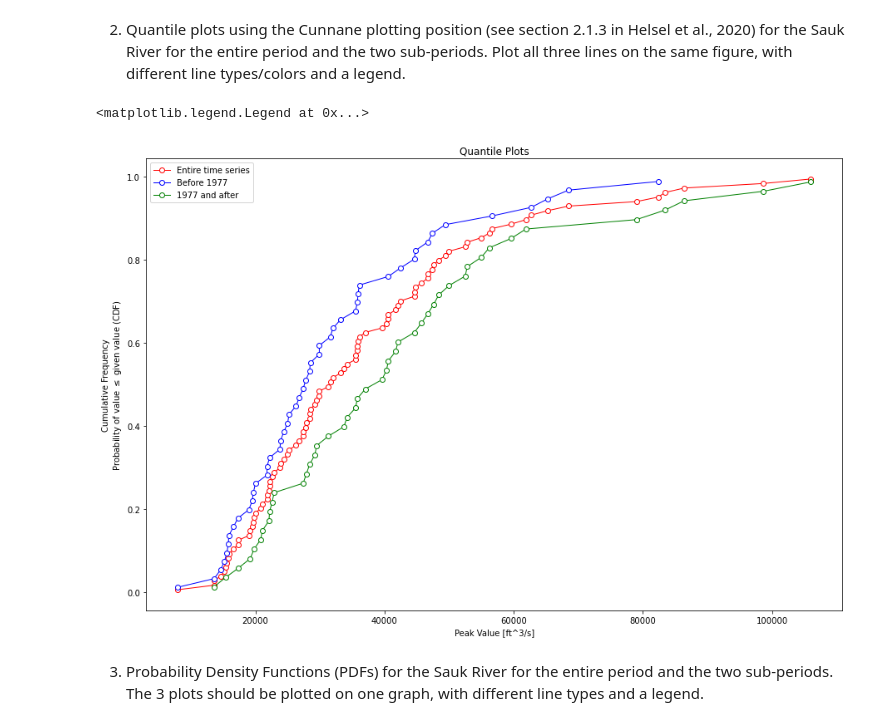
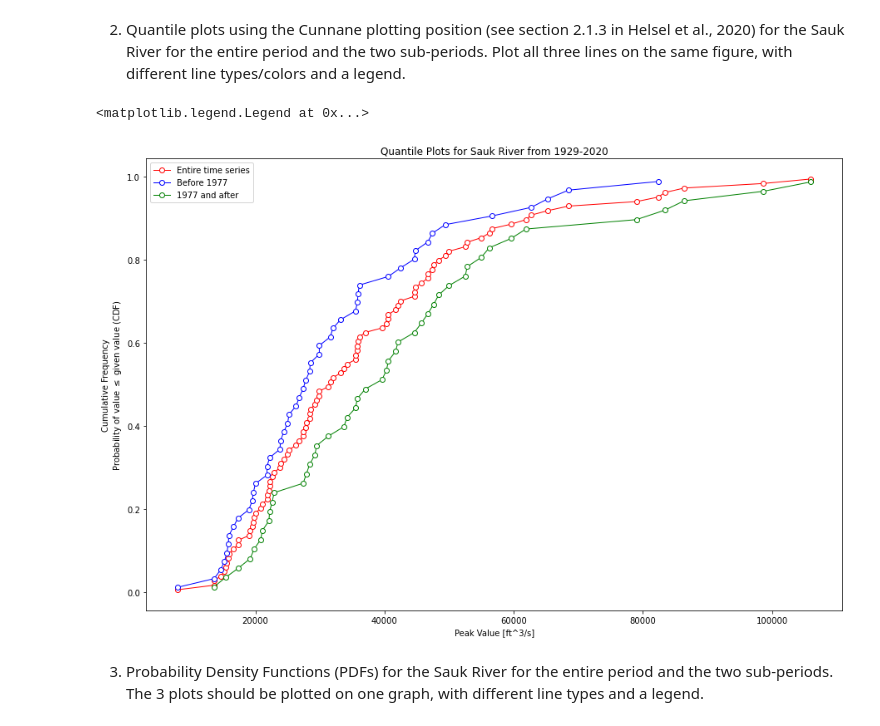
Before and after one commit to egagli/cewa565, a Jupyter notebook: homework/1/hw1.ipynb, the cells around one changed output. Cells and saved outputs as stored; diff of their text form; code cells hidden in the pictures.

```diff
--- a/homework/1/hw1.ipynb
+++ b/homework/1/hw1.ipynb
@@ -15,8 +15,10 @@ Note that annual peak flows are reported by water year (Oct 1 of the previous ca
 import numpy as np
 import matplotlib.pyplot as plt
 import pandas as pd
+import scipy.stats as stats
 Skykomish_data_file = 'Skykomish_peak_flow_12134500_skykomish_river_near_gold_bar.xlsx'
 Skykomish_data = pd.read_excel(Skykomish_data_file)
 Sauk_data_file = 'Sauk_peak_WY1929_2017.xlsx'
 Sauk_data = pd.read_excel(Sauk_data_file,header=6)
 Sauk_data = Sauk_data[1:]
+Sauk_data['peak_va'] = Sauk_data['peak_va'].astype('int64')
@@ -91,20 +77,20 @@ def cunnane_quantile(df, column_name):
 # %%
 f,ax = plt.subplots(figsize=(15,10))
 cunnane_quantile(Sauk_data,'peak_va').plot(ax=ax,x='peak_va',y='cunnane_plotting_position',linestyle='-', lw=1,
                marker='o', markerfacecolor='white', markeredgecolor='r',
                color='r',label='Entire time series')
 cunnane_quantile(Sauk_data_before_1977,'peak_va').plot(ax=ax,x='peak_va',y='cunnane_plotting_position',linestyle='-', lw=1,
                marker='o', markerfacecolor='white', markeredgecolor='b',
                color='b',label='Before 1977')
 cunnane_quantile(Sauk_data_after_1977,'peak_va').plot(ax=ax,x='peak_va',y='cunnane_plotting_position',linestyle='-', lw=1,
                marker='o', markerfacecolor='white', markeredgecolor='g',
                color='g',label='1977 and after')
-ax.set_title('Quantile Plots')
+ax.set_title('Quantile Plots for Sauk River from 1929-2020')
 ax.set_xlabel('Peak Value [ft^3/s]')
 ax.set_ylabel('Cumulative Frequency\nProbability of value $\leq$ given value (CDF)')
 ax.legend()
 # %% [output]
 <matplotlib.legend.Legend at 0x...>
-[figure, old version]
+[figure, new version]
 # %% [markdown]
 3. Probability Density Functions (PDFs) for the Sauk River for the entire period and the two sub-periods. The 3 plots should be plotted on one graph, with different line types and a legend.
```
Also changed, not shown: parts of 4 cells of this notebook.
